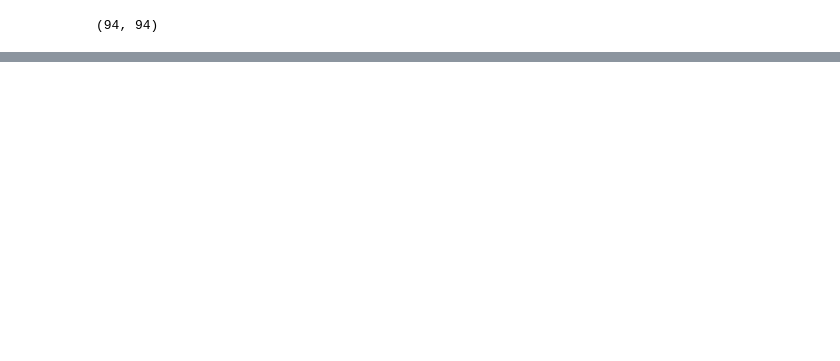
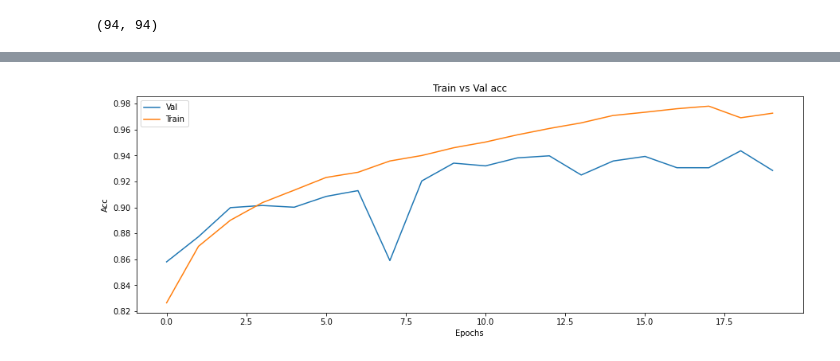
Before and after one commit to billbai0102/DeepLearning, a Jupyter notebook: Histopathologic Cancer Detection/cancerdetection.ipynb, the cells around one changed output, grey strips where cells are left out. Cells and saved outputs as stored; diff of their text form; code cells hidden in the pictures; blank space fills up the shorter version.

```diff
--- a/Histopathologic Cancer Detection/cancerdetection.ipynb
+++ b/Histopathologic Cancer Detection/cancerdetection.ipynb
@@ -334,0 +514,11 @@ Estimated Total Size (MB): 244.96
+# %%
+plt.clf()
+plt.title('Train vs Val acc')
+plt.xlabel('Epochs')
+plt.ylabel('Acc')
+plt.plot(history['val']['acc'], label='Val')
+plt.plot(history['train']['acc'], label='Train')
+plt.legend()
+plt.show()
+# %% [output]
+[figure, added]
```
Also changed, not shown: parts of 13 cells of this notebook, 2 other files.
